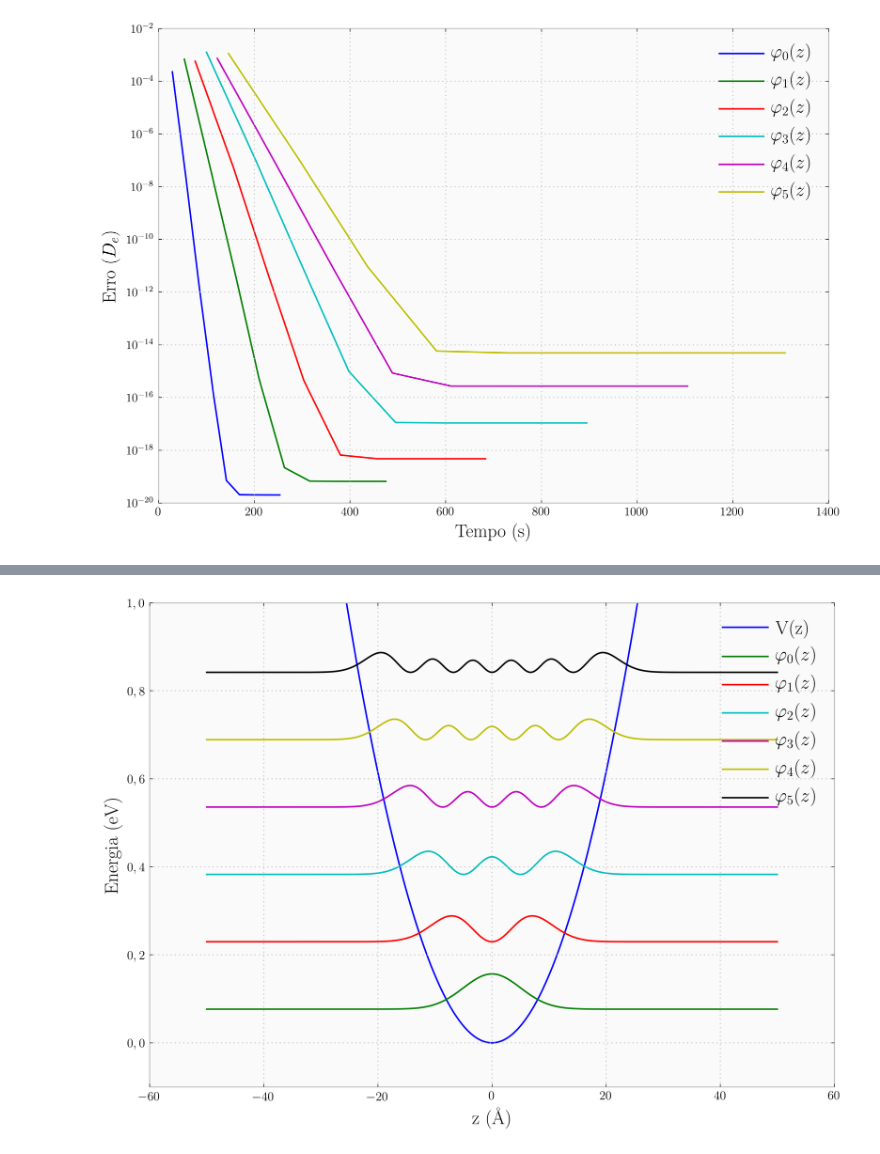
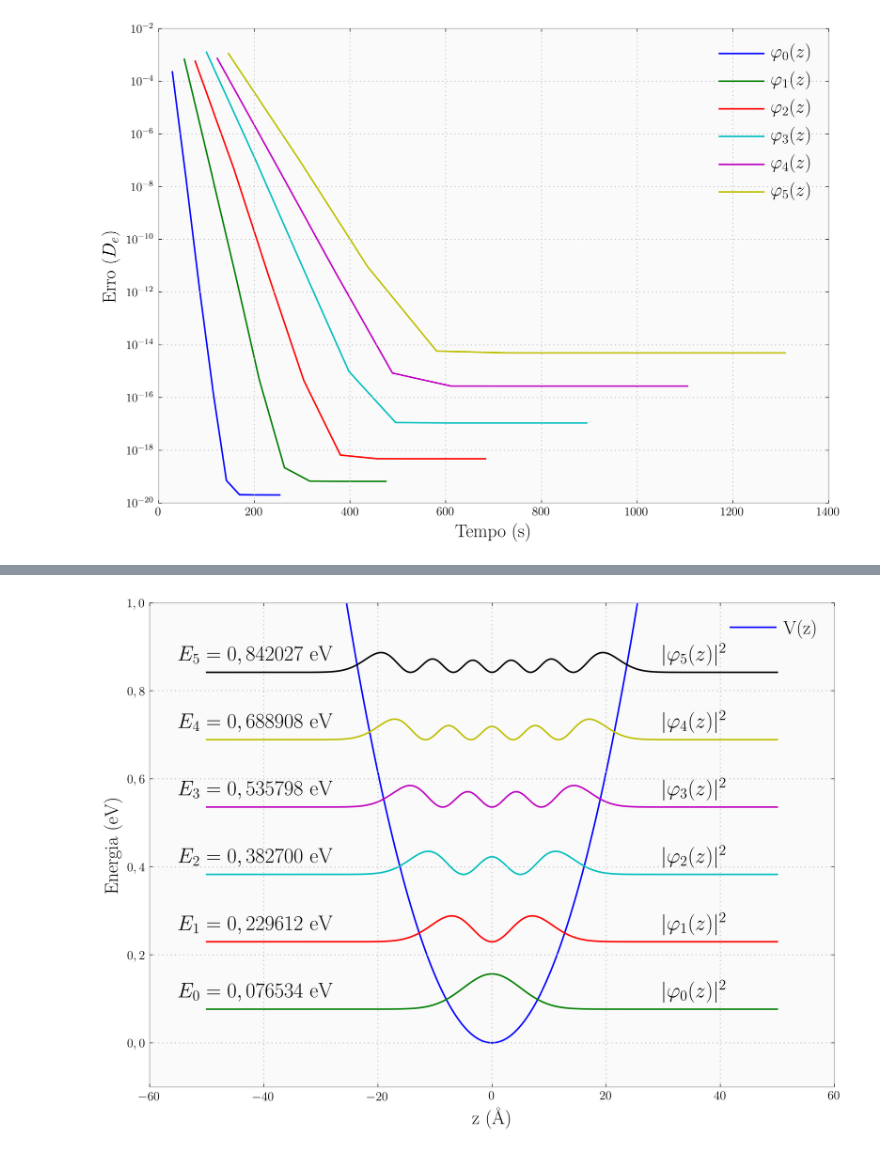
Before and after one commit to thiagolcmelo/mestrado, a Jupyter notebook: oscilador-harmonico-quantico.ipynb, the cells around one changed output, grey strips where cells are left out. Cells and saved outputs as stored; diff of their text form; code cells hidden in the pictures.

```diff
--- a/oscilador-harmonico-quantico.ipynb
+++ b/oscilador-harmonico-quantico.ipynb
@@ -471,3 +471,27 @@ plt.legend()
 plt.savefig('oscilador_harmonico_erro_por_tempo.png')
 # %% [output]
 [figure]
+# %%
+z_si, z_au, v_ev, v_si, v_au = potencial_au(8.1e-6, L=100.0, N=1024)
+z_ang = z_au * au2ang
+eigenstates_au = res[900000]['eigenstates_au']
+eigenvalues_ev = res[900000]['eigenvalues_ev']
+eigenstates_ang = eigenstates_au.copy()
+for i, es in enumerate(eigenstates_au):
+    norm_ang = np.sqrt(simps(es*es.conj(), z_ang))
+    eigenstates_ang[i] = 0.15*(eigenstates_au[i]/norm_ang)+eigenvalues_ev[i]
+
+fig, ax = plt.subplots()
+ax.set_xlabel(r'z (\AA)')
+ax.set_ylabel(r'Energia (eV)')
+
+plt.ylim(-0.1, 1.0)
+ax.plot(z_ang, v_ev, label='V(z)')
+for i, es in enumerate(eigenstates_ang):
+    ax.plot(z_ang, es)#, label=r'$\varphi_{} (z)$'.format(i))
+    evlabel = (r'$E_{} = {:.6f}$ eV'.format(i, eigenvalues_ev[i]))
+    evlabel = evlabel.replace('.', ',')
+    ax.text(-55, eigenvalues_ev[i]+0.02, evlabel)
+    ax.text(30, eigenvalues_ev[i]+0.02, r'$\varphi_{} (z)$'.format(i))
+plt.legend()
+plt.savefig('figuras/oscilador_harmonico_autovetores.png')
@@ -474,23 +500,26 @@ plt.savefig('oscilador_harmonico_erro_por_tempo.png')
 # %%
 z_si, z_au, v_ev, v_si, v_au = potencial_au(8.1e-6, L=100.0, N=1024)
 z_ang = z_au * au2ang
-eigenstates_au = res[1000000]['eigenstates_au']
-eigenvalues_ev = res[1000000]['eigenvalues_ev']
+eigenstates_au = res[900000]['eigenstates_au']
+eigenvalues_ev = res[900000]['eigenvalues_ev']
 eigenstates_ang = eigenstates_au.copy()
 for i, es in enumerate(eigenstates_au):
     norm_ang = np.sqrt(simps(es*es.conj(), z_ang))
     eigenstates_ang[i] = np.abs(eigenstates_au[i]/norm_ang)**2+eigenvalues_ev[i]
 
 fig, ax = plt.subplots()
 ax.set_xlabel(r'z (\AA)')
 ax.set_ylabel(r'Energia (eV)')
 
 plt.ylim(-0.1, 1.0)
 ax.plot(z_ang, v_ev, label='V(z)')
 for i, es in enumerate(eigenstates_ang):
-
-    ax.plot(z_ang, es, label=r'$\varphi_{} (z)$'.format(i))
+    ax.plot(z_ang, es)#, label=r'$\varphi_{} (z)$'.format(i))
+    evlabel = (r'$E_{} = {:.6f}$ eV'.format(i, eigenvalues_ev[i]))
+    evlabel = evlabel.replace('.', ',')
+    ax.text(-55, eigenvalues_ev[i]+0.02, evlabel)
+    ax.text(30, eigenvalues_ev[i]+0.02, r'$|\varphi_{} (z)|^2$'.format(i))
 plt.legend()
-plt.savefig('figuras/oscilador_harmonico_autovetores.png')
+plt.savefig('figuras/oscilador_harmonico_autovetores_2.png')
 # %% [output]
-[figure, old version]
+[figure, new version]
```
Also changed, not shown: parts of 1 cell of this notebook, 20 other files.
